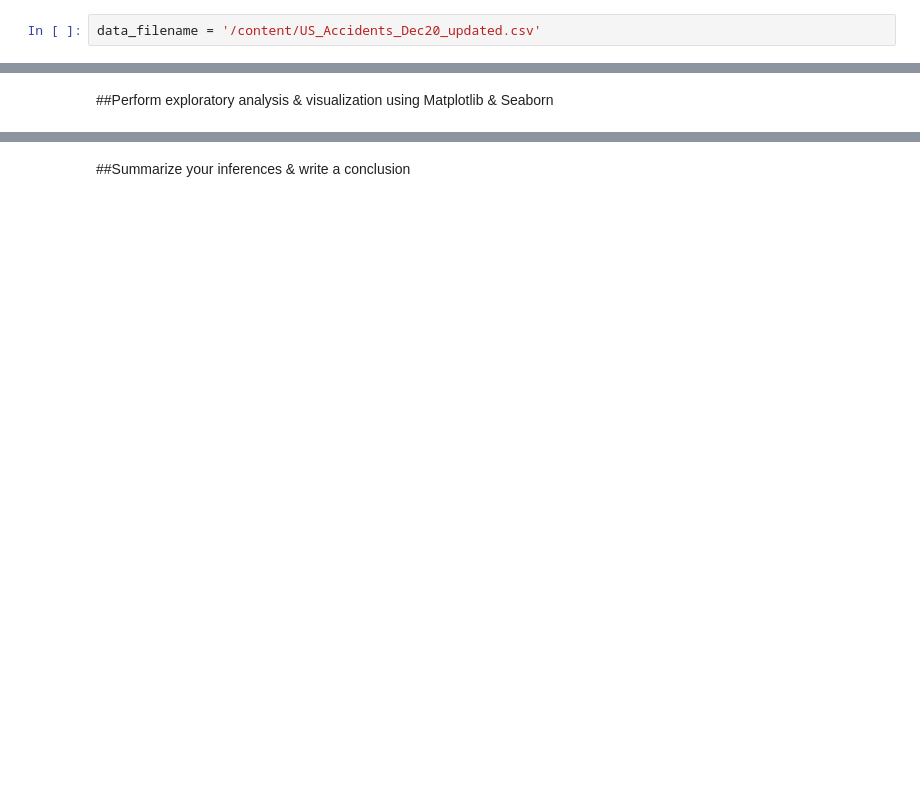
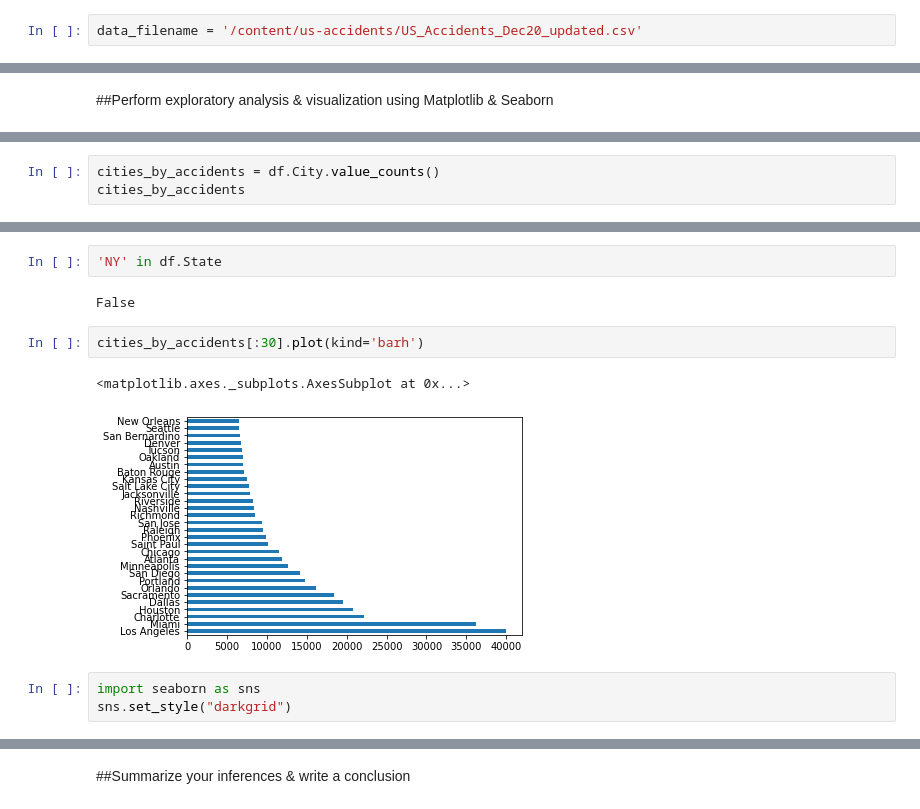
Before and after one commit to victorialarrazolo/US-Accidents, a Jupyter notebook: us_accidents_analysis.ipynb, the cells around one changed output, grey strips where cells are left out. Saved outputs shown, nothing was run; the diff lists cells and outputs as text; blank space fills up the shorter version.

Commit message:
US Accidents analysis

```diff
--- a/us_accidents_analysis.ipynb
+++ b/us_accidents_analysis.ipynb
@@ -69,5 +73,5 @@ Downloading us-accidents.zip to ./us-accidents
 # %%
-data_filename = '/content/US_Accidents_Dec20_updated.csv'
+data_filename = '/content/us-accidents/US_Accidents_Dec20_updated.csv'
 # %% [markdown]
 ##Perform data preparation & cleaning using Pandas & Numpy
   1. Load the file using Pandas
@@ -179,0 +230,3 @@ missing_percentages[missing_percentages !=0].plot(kind= 'barh')
+# %%
+cities_by_accidents = df.City.value_counts()
+cities_by_accidents
@@ -179,0 +287,12 @@ missing_percentages[missing_percentages !=0].plot(kind= 'barh')
+# %%
+'NY' in df.State
+# %% [output]
+False
+# %%
+cities_by_accidents[:30].plot(kind='barh')
+# %% [output]
+<matplotlib.axes._subplots.AxesSubplot at 0x...>
+[figure, added]
+# %%
+import seaborn as sns
+sns.set_style("darkgrid")
```
Also changed, not shown: parts of 56 cells of this notebook, 1 other file.
